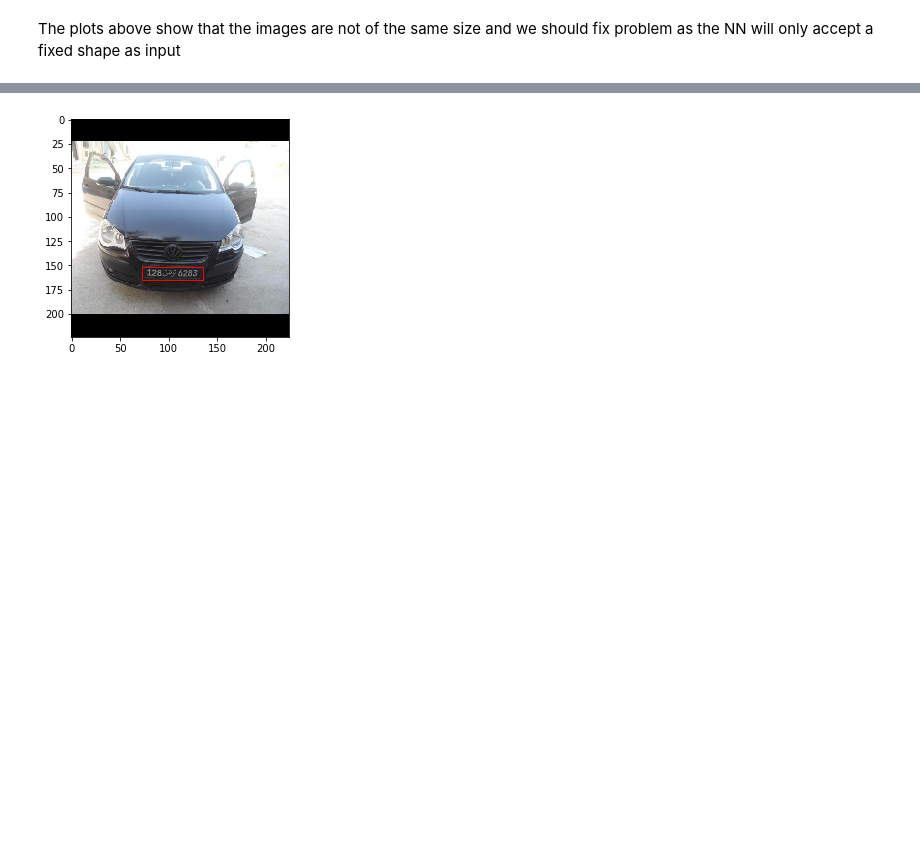
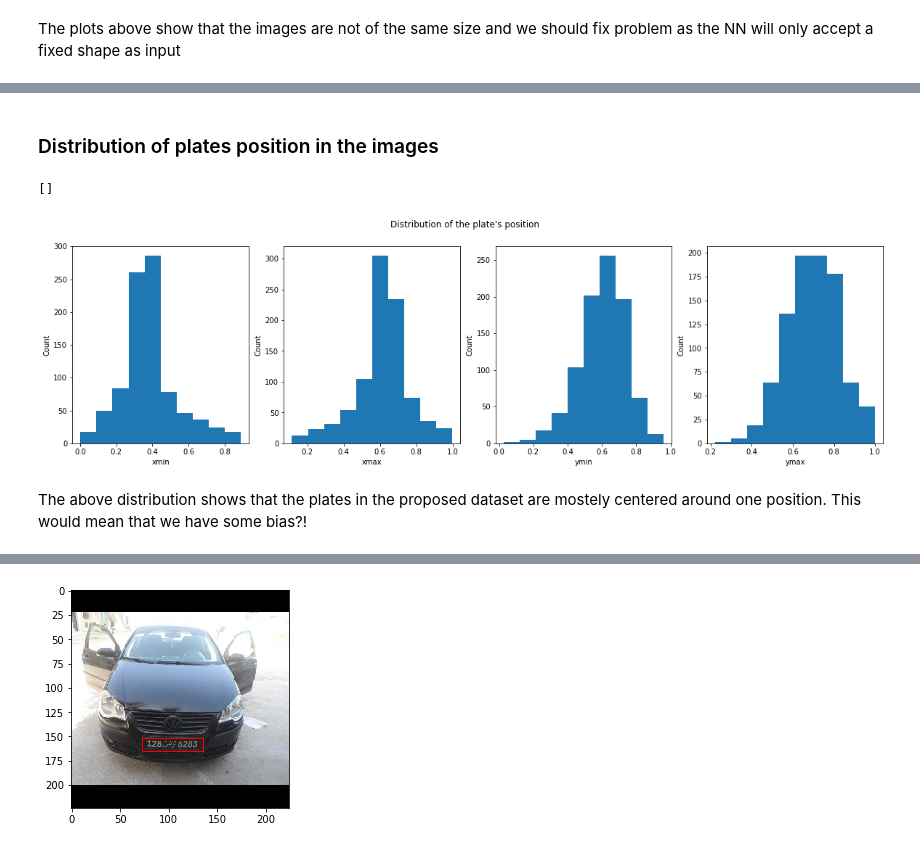
Before and after one commit to ML-Academy-team/License-Plate-Detection, a Jupyter notebook: License-Plate-Detection.ipynb, the cells around one changed output, grey strips where cells are left out. Cells and saved outputs as stored; diff of their text form; code cells hidden in the pictures; blank space fills up the shorter version.

```diff
--- a/License-Plate-Detection.ipynb
+++ b/License-Plate-Detection.ipynb
@@ -106,0 +118,25 @@ plot_random_image(images, targets)
+# %% [markdown]
+### Distribution of plates position in the images
+# %%
+fig, axs = plt.subplots(1, 4, figsize=(20,5))
+fig.suptitle("Distribution of the plate's position")
+
+tmp_targets = targets.copy()
+
+divide = lambda x,y: x/y
+
+tmp_targets[['xmin', 'xmax']] = tmp_targets[['xmin', 'xmax']].values / tmp_targets['heights'].values.reshape(-1,1)
+tmp_targets[['ymin', 'ymax']] = tmp_targets[['ymin', 'ymax']].values / tmp_targets['width'].values.reshape(-1,1)
+
+columns = ['xmin', 'xmax', 'ymin',  'ymax']
+
+for i in range(len(columns)):
+    axs[i].hist(tmp_targets[columns[i]])
+    axs[i].set_xlabel(columns[i])
+    axs[i].set_ylabel('Count')
+plt.plot()
+# %% [output]
+[]
+[figure, added]
+# %% [markdown]
+The above distribution shows that the plates in the proposed dataset are mostely centered around one position. This would mean that we have some bias?!
```
Also changed, not shown: parts of 23 cells of this notebook, 1 other file.
